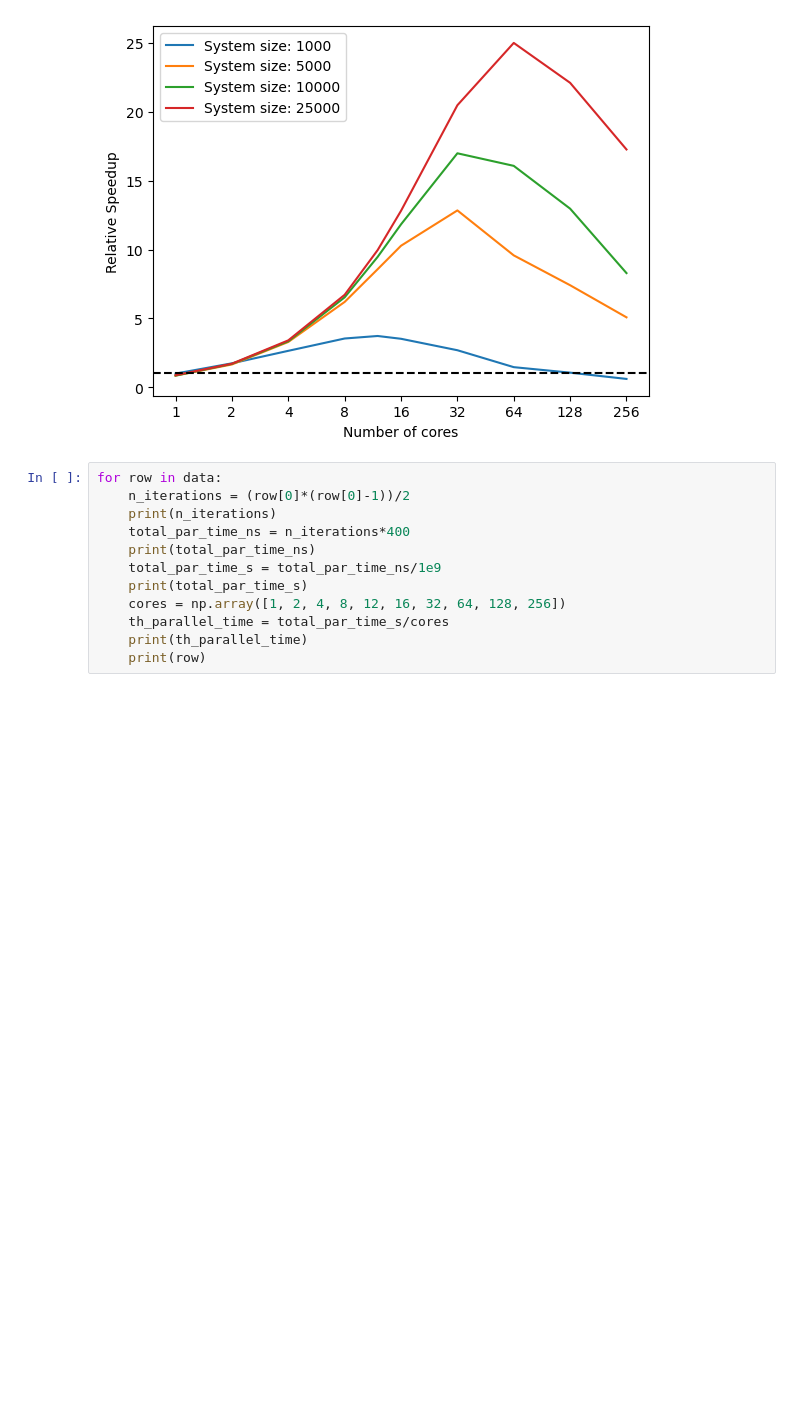
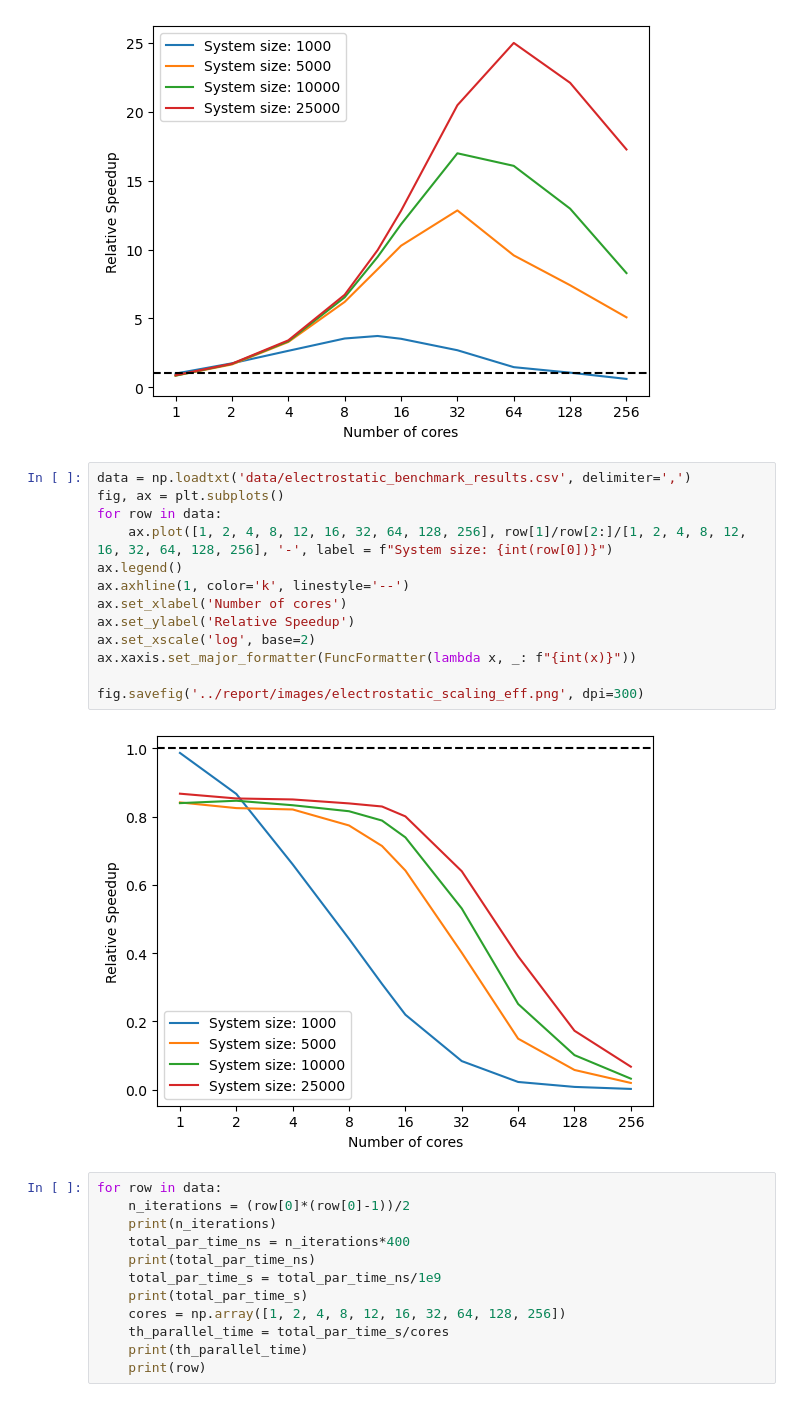
Before and after one commit to sncr0/parallel-verlet, a Jupyter notebook: results/plot_speedups.ipynb, the cells around one changed output. Drawn from its saved outputs; the diff is of its cells as text; blank space fills up the shorter version.

Commit message:
data view

```diff
--- a/results/plot_speedups.ipynb
+++ b/results/plot_speedups.ipynb
@@ -17,6 +17,21 @@ ax.xaxis.set_major_formatter(FuncFormatter(lambda x, _: f"{int(x)}"))
 fig.savefig('../report/images/electrostatic_scaling.png', dpi=300)
 # %% [output]
 [figure]
+# %%
+data = np.loadtxt('data/electrostatic_benchmark_results.csv', delimiter=',')
+fig, ax = plt.subplots()
+for row in data:
+    ax.plot([1, 2, 4, 8, 12, 16, 32, 64, 128, 256], row[1]/row[2:]/[1, 2, 4, 8, 12, 16, 32, 64, 128, 256], '-', label = f"System size: {int(row[0])}")
+ax.legend()
+ax.axhline(1, color='k', linestyle='--')
+ax.set_xlabel('Number of cores')
+ax.set_ylabel('Relative Speedup')
+ax.set_xscale('log', base=2)
+ax.xaxis.set_major_formatter(FuncFormatter(lambda x, _: f"{int(x)}"))
+
+fig.savefig('../report/images/electrostatic_scaling_eff.png', dpi=300)
+# %% [output]
+[figure, added]
 # %%
 for row in data:
     n_iterations = (row[0]*(row[0]-1))/2
```
Also changed, not shown: parts of 2 cells of this notebook, 16 other files.
